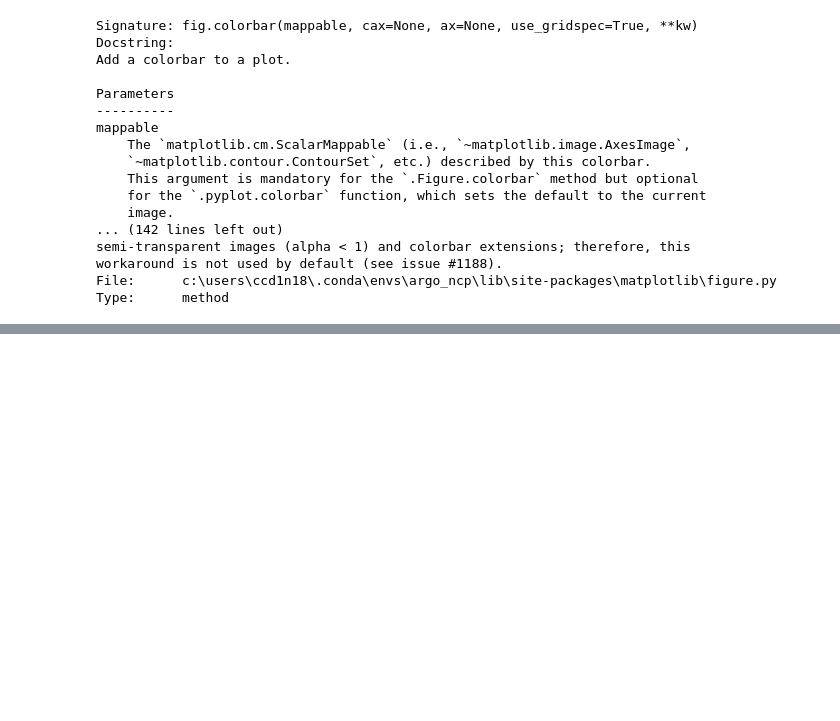
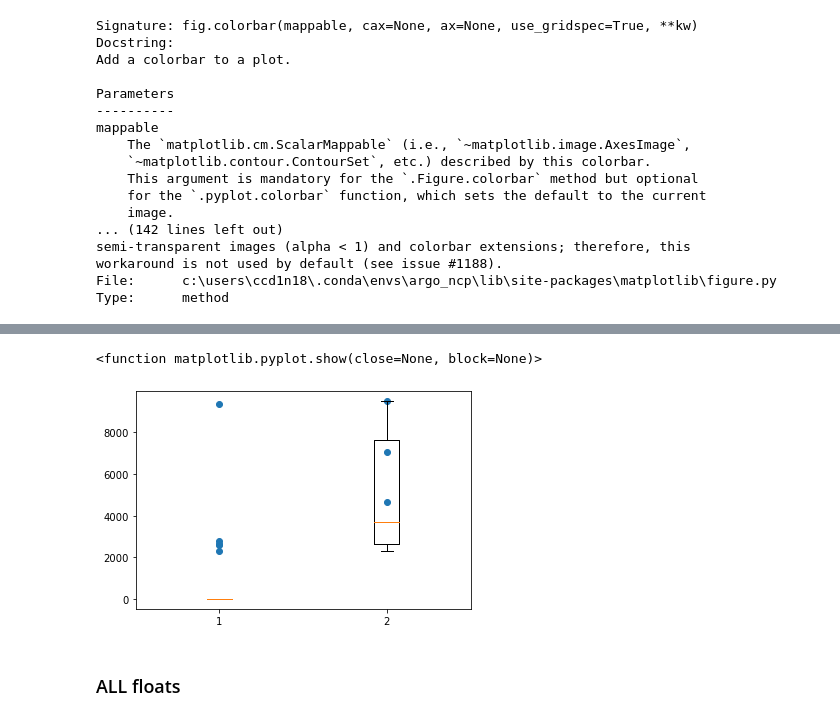
Before and after one commit to ClaraCDouglas/net_community_production, a Jupyter notebook: notebooks/Satellite_float_Matchup.ipynb, the cells around one changed output, grey strips where cells are left out. Drawn from its saved outputs; the diff is of its cells as text; code cells hidden in the pictures; blank space fills up the shorter version.

```diff
--- a/notebooks/Satellite_float_Matchup.ipynb
+++ b/notebooks/Satellite_float_Matchup.ipynb
@@ -1006,0 +1361,9 @@ Type:      method
+# %%
+plt.boxplot([TWOfloats.Polynya,TWOfloats.Aus_chl])
+plt.scatter((TWOfloats.Polynya+1),TWOfloats.Aus_chl)
+plt.show
+# %% [output]
+<function matplotlib.pyplot.show(close=None, block=None)>
+[figure, added]
+# %% [markdown]
+### ALL floats
```
Also changed, not shown: parts of 52 cells of this notebook.
